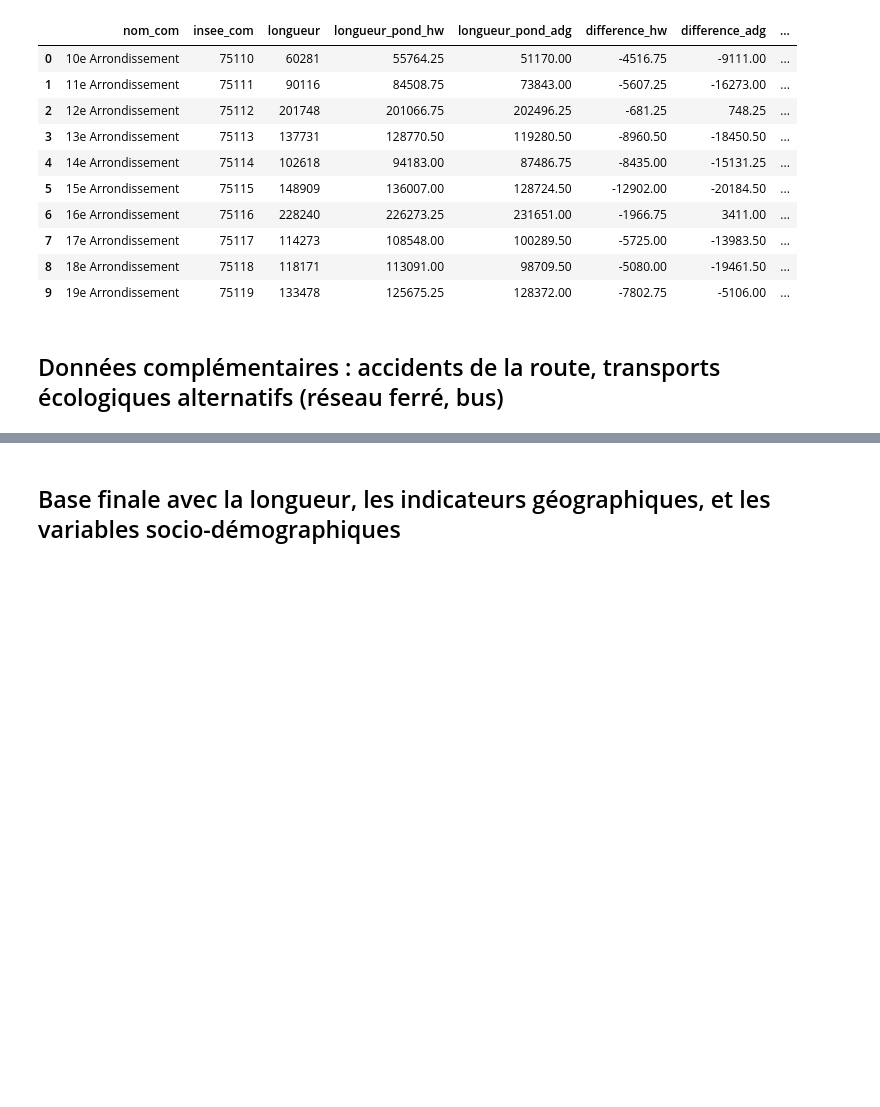
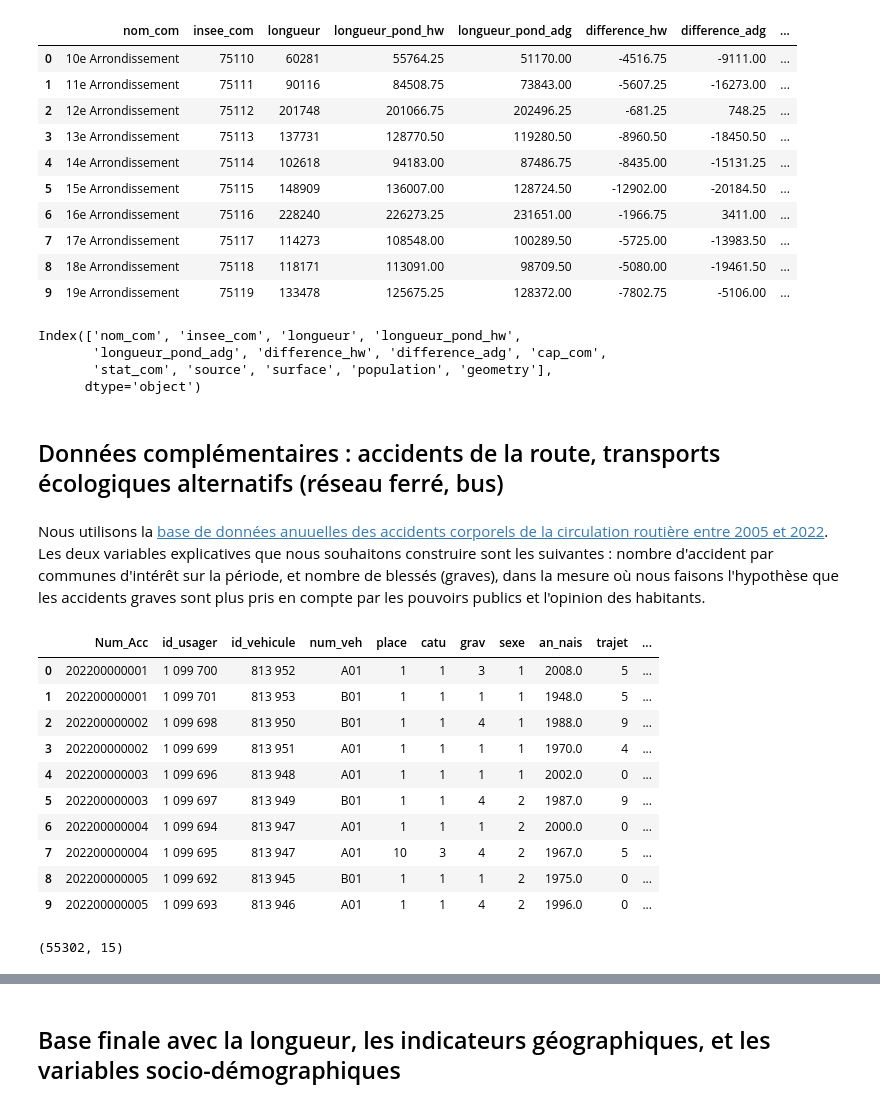
Before and after one commit to christellenguenang/Projet_Catherine_Christelle, a Jupyter notebook: 1_traitement_analyse.ipynb, the cells around one changed output, grey strips where cells are left out. Drawn from its saved outputs; the diff is of its cells as text; code cells hidden in the pictures; blank space fills up the shorter version.

```diff
--- a/1_traitement_analyse.ipynb
+++ b/1_traitement_analyse.ipynb
@@ -620,5 +620,36 @@ df_velo.head(10)
 | 7 | 17e Arrondissement | 75117 | 114273 | 108548.00 | 100289.50 | -5725.00 | -13983.50 | ... |
 | 8 | 18e Arrondissement | 75118 | 118171 | 113091.00 | 98709.50 | -5080.00 | -19461.50 | ... |
 | 9 | 19e Arrondissement | 75119 | 133478 | 125675.25 | 128372.00 | -7802.75 | -5106.00 | ... |
+# %%
+print(df_velo.columns)
+# %% [output]
+Index(['nom_com', 'insee_com', 'longueur', 'longueur_pond_hw',
+       'longueur_pond_adg', 'difference_hw', 'difference_adg', 'cap_com',
+       'stat_com', 'source', 'surface', 'population', 'geometry'],
+      dtype='object')
 # %% [markdown]
 ## Données complémentaires : accidents de la route, transports écologiques alternatifs (réseau ferré, bus)
+# %% [markdown]
+Nous utilisons la [base de données anuuelles des accidents corporels de la circulation routière entre 2005 et 2022](https://www.data.gouv.fr/fr/datasets/bases-de-donnees-annuelles-des-accidents-corporels-de-la-circulation-routiere-annees-de-2005-a-2022/). Les deux variables explicatives que nous souhaitons construire sont les suivantes : nombre d'accident par communes d'intérêt sur la période, et nombre de blessés (graves), dans la mesure où nous faisons l'hypothèse que les accidents graves sont plus pris en compte par les pouvoirs publics et l'opinion des habitants.
+# %%
+# Chargez les bases de données caractéristiques et usagers
+caracteristiques = pd.read_csv('caracteristiques-2022.csv', delimiter=';')
+usagers = pd.read_csv('usagers-2022.csv', delimiter=';')
+# %%
+usagers.head(n=10)
+# %% [output]
+|  | Num_Acc | id_usager | id_vehicule | num_veh | place | catu | grav | sexe | an_nais | trajet | ... |
+| 0 | 202200000001 | 1 099 700 | 813 952 | A01 | 1 | 1 | 3 | 1 | 2008.0 | 5 | ... |
+| 1 | 202200000001 | 1 099 701 | 813 953 | B01 | 1 | 1 | 1 | 1 | 1948.0 | 5 | ... |
+| 2 | 202200000002 | 1 099 698 | 813 950 | B01 | 1 | 1 | 4 | 1 | 1988.0 | 9 | ... |
+| 3 | 202200000002 | 1 099 699 | 813 951 | A01 | 1 | 1 | 1 | 1 | 1970.0 | 4 | ... |
+| 4 | 202200000003 | 1 099 696 | 813 948 | A01 | 1 | 1 | 1 | 1 | 2002.0 | 0 | ... |
+| 5 | 202200000003 | 1 099 697 | 813 949 | B01 | 1 | 1 | 4 | 2 | 1987.0 | 9 | ... |
+| 6 | 202200000004 | 1 099 694 | 813 947 | A01 | 1 | 1 | 1 | 2 | 2000.0 | 0 | ... |
+| 7 | 202200000004 | 1 099 695 | 813 947 | A01 | 10 | 3 | 4 | 2 | 1967.0 | 5 | ... |
+| 8 | 202200000005 | 1 099 692 | 813 945 | B01 | 1 | 1 | 1 | 2 | 1975.0 | 0 | ... |
+| 9 | 202200000005 | 1 099 693 | 813 946 | A01 | 1 | 1 | 4 | 2 | 1996.0 | 0 | ... |
+# %%
+caracteristiques.shape
+# %% [output]
+(55302, 15)
```
Also changed, not shown: parts of 15 cells of this notebook, 2 other files.
